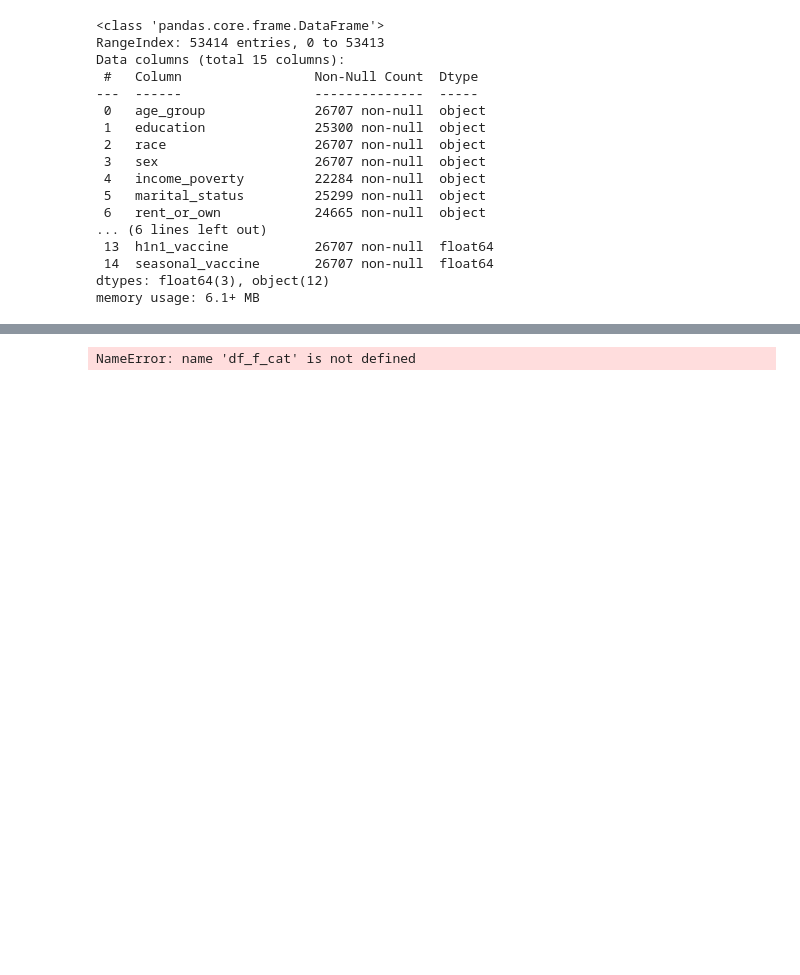
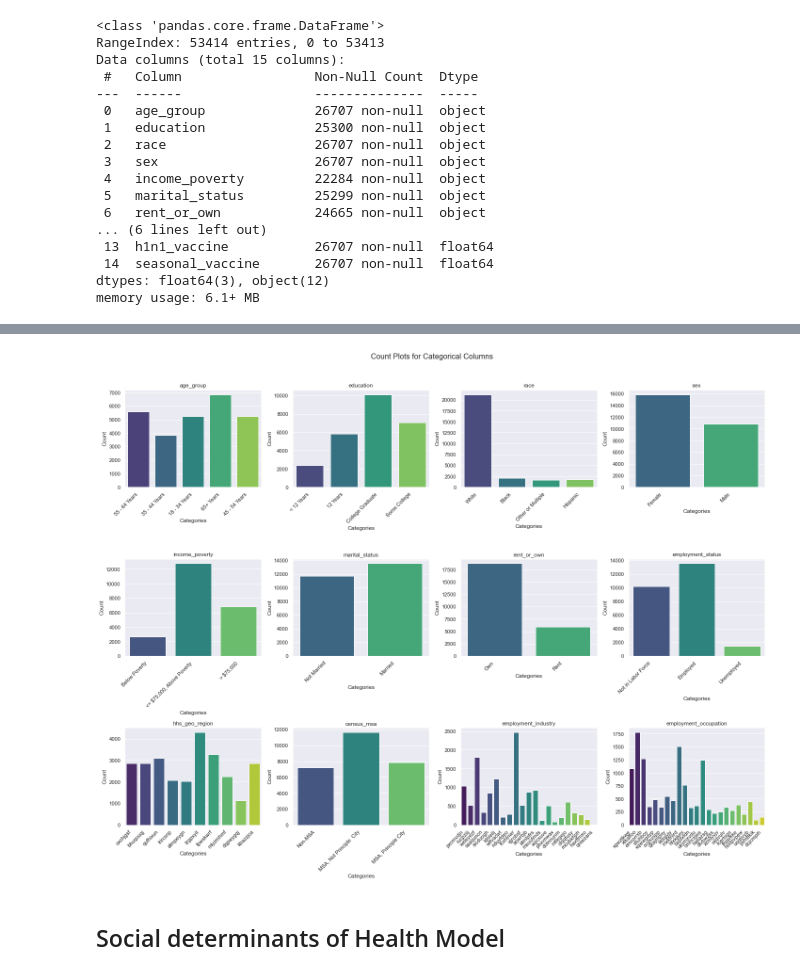
Before and after one commit to K-Pegg/Vaccines-Project, a Jupyter notebook: Notebooks/Juvenson-working-notebook.ipynb, the cells around one changed output, grey strips where cells are left out. Cells and saved outputs as stored; diff of their text form; code cells hidden in the pictures; blank space fills up the shorter version.

```diff
--- a/Notebooks/Juvenson-working-notebook.ipynb
+++ b/Notebooks/Juvenson-working-notebook.ipynb
@@ -187,9 +187,9 @@ fig, axes = plt.subplots(4, 3, figsize=(14, 14))
 fig.suptitle('Pie Charts for Categorical Columns', fontsize=16)
 
 # Plotting using pie charts
-for i, column in enumerate(object_df.columns):
+for i, column in enumerate(df_f_obj.columns):
     ax = axes[i // 3, i % 3]
-    ax.pie(object_df[column].value_counts(), labels=object_df[column].value_counts().index, autopct='%1.1f%%', startangle=90)
+    ax.pie(df_f_obj[column].value_counts(), labels=df_f_obj[column].value_counts().index, autopct='%1.1f%%', startangle=90)
     ax.set_title(column)
 
 plt.tight_layout(rect=[0, 0, 1, 0.96])  # Adjust layout to prevent title overlap
@@ -201,9 +201,9 @@ fig, axes = plt.subplots(4, 3, figsize=(14, 14))
 fig.suptitle('Stacked Bar Charts for Categorical Columns', fontsize=16)
 
 # Plotting using stacked bar charts
-for i, column in enumerate(object_df.columns):
+for i, column in enumerate(df_f_obj.columns):
     ax = axes[i // 3, i % 3]
-    object_df[column].value_counts().sort_index().plot(kind='bar', stacked=True, ax=ax)
+    df_f_obj[column].value_counts().sort_index().plot(kind='bar', stacked=True, ax=ax)
     ax.set_title(column)
     ax.set_ylabel('Count')
     ax.legend(title=column, loc='upper right', bbox_to_anchor=(1.2, 1))
@@ -362,21 +357,22 @@ TypeError: Encoders require their input to be uniformly strings or numbers. Got
-# %%
-df_f_cat = df_f_cat.astype(str)
-
-# Encode categorical columns
-label_encoder = LabelEncoder()
-df_encoded = df_f_cat.apply(label_encoder.fit_transform)
-
-# Compute the correlation matrix
-corr_matrix = df_encoded.corr()
-
-# Set up the matplotlib figure
-plt.figure(figsize=(12, 10))
-
-# Create a heatmap using seaborn
-sns.heatmap(corr_matrix, annot=True, cmap='coolwarm', fmt='.2f', linewidths=0.5)
-
-# Show the plot
-plt.title('Correlation Heatmap of Categorical Columns')
-plt.show()
-# %% [output]
-NameError: name 'df_f_cat' is not defined
+# %%
+# Set up subplots for count plots
+fig, axes = plt.subplots(3, 4, figsize=(20, 16))
+fig.suptitle('Count Plots for Categorical Columns', fontsize=16)
+
+# Plot count plots for each column
+for i, column in enumerate(df_full_obj.columns[:-3]):
+    ax = axes[i // 4, i % 4]
+    sns.countplot(x=column, data=df_full_obj, ax=ax, palette='viridis')
+    ax.set_title(column)
+    ax.set_xlabel('Categories')
+    ax.set_ylabel('Count')
+
+    # Rotate x-axis labels
+    ax.set_xticklabels(ax.get_xticklabels(), rotation=45, ha='right')
+
+plt.tight_layout(rect=[0, 0, 1, 0.96])  # Adjust layout to prevent title overlap
+plt.show()
+# %% [output]
+[figure, added]
+# %% [markdown]
+## Social determinants of Health Model
```
Also changed, not shown: parts of 26 cells of this notebook.
